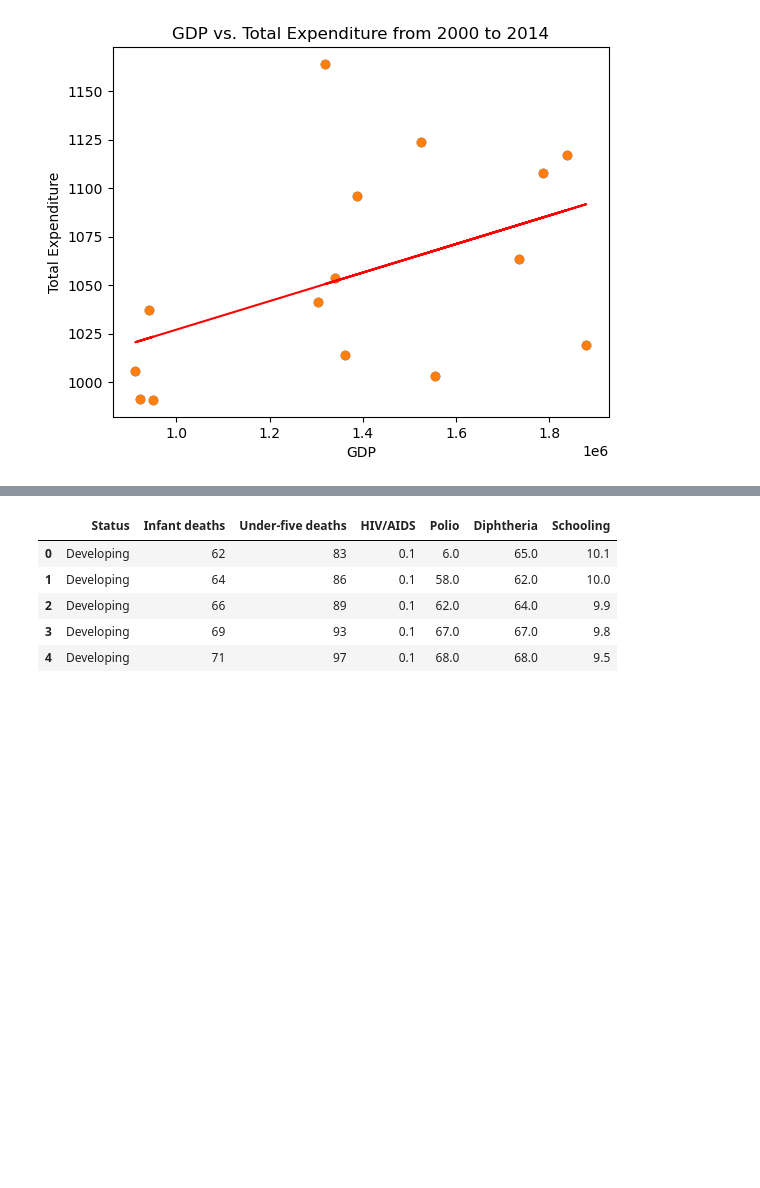
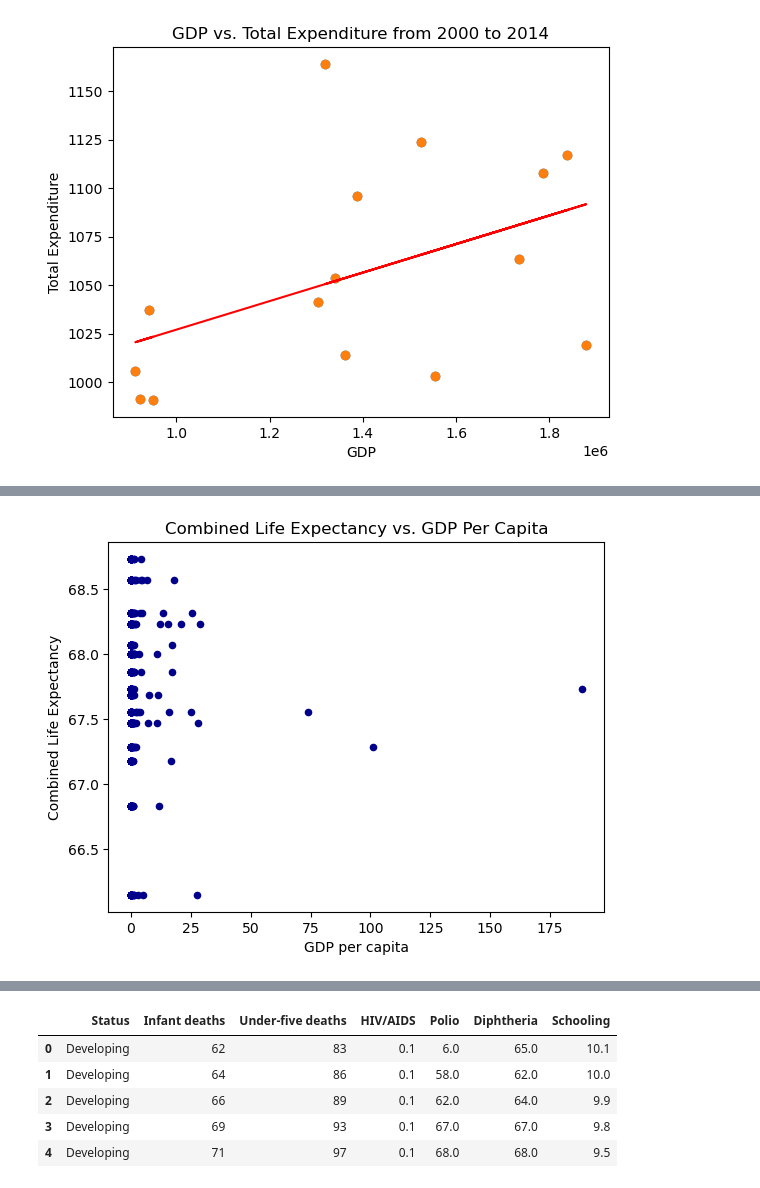
Before and after one commit to msncn/scs-pj1-team11, a Jupyter notebook: pj1_team11.ipynb, the cells around one changed output, grey strips where cells are left out. Drawn from its saved outputs; the diff is of its cells as text; code cells hidden in the pictures; blank space fills up the shorter version.

```diff
--- a/pj1_team11.ipynb
+++ b/pj1_team11.ipynb
@@ -550,0 +631,5 @@ y = 0.0x + 953.53
+# %%
+merged = pd.merge(life_expectancy,Life_expectancy_total ,how="inner")
+merged
+merged["GDP per capita"] = merged["GDP"]/merged["Population"]
+merged
@@ -550,0 +650,8 @@ y = 0.0x + 953.53
+# %%
+plot2= merged.plot.scatter(x="GDP per capita",y="Combined Life Expectancy",c="DarkBlue")
+
+plot2.set_title("Combined Life Expectancy vs. GDP Per Capita")
+plot2
+plt.savefig("Outputs/Combined_Life_vs.GDP_per_capita.png")
+# %% [output]
+[figure, added]
```
Also changed, not shown: parts of 6 cells of this notebook, 17 other files.
